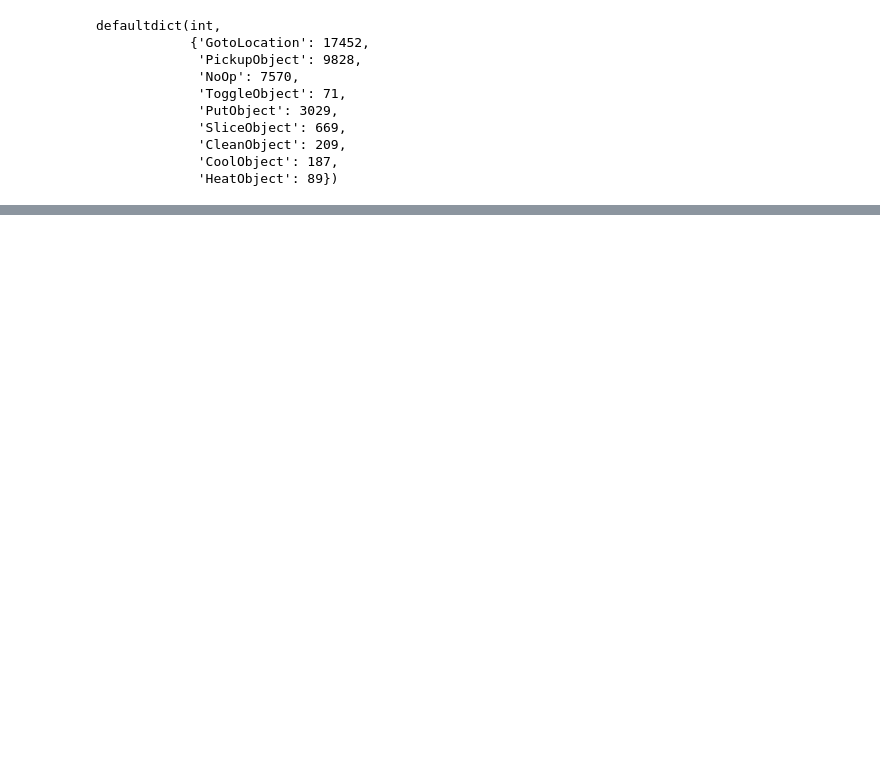
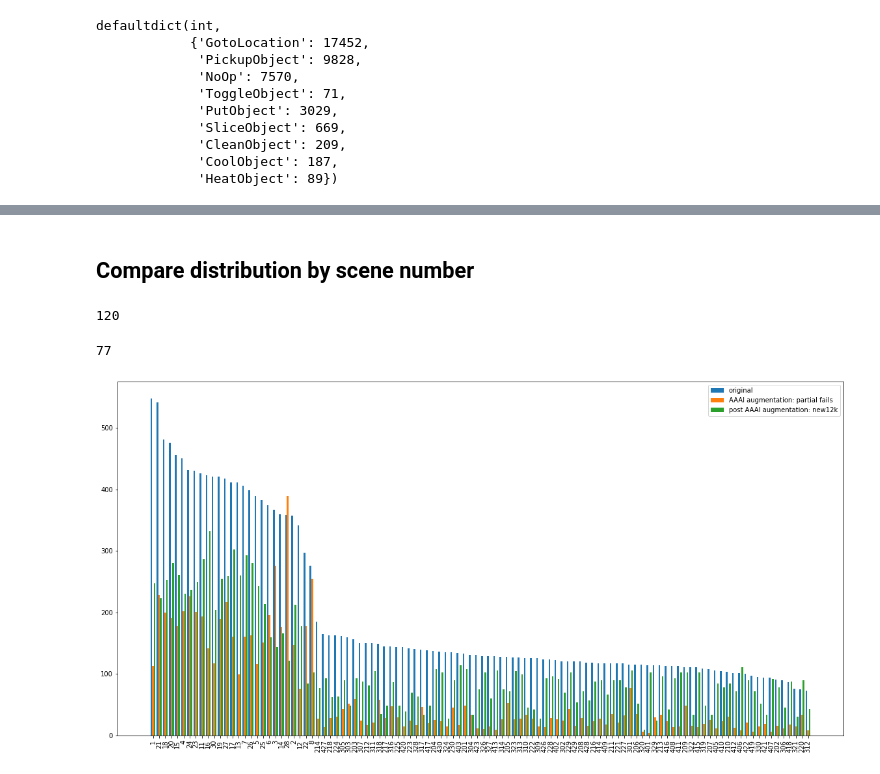
Before and after one commit to Chucooleg/alfred, a Jupyter notebook: Subgoal_Counts_for_Agent_Training.ipynb, the cells around one changed output, grey strips where cells are left out. Drawn from its saved outputs; the diff is of its cells as text; code cells hidden in the pictures; blank space fills up the shorter version.

Commit message:
found errors for first round post AAAI

```diff
--- a/Subgoal_Counts_for_Agent_Training.ipynb
+++ b/Subgoal_Counts_for_Agent_Training.ipynb
@@ -88,3 +118,8 @@ train_split_aug[:10]
   'repeat_idx': 0,
   'full_traj_success': True,
   'collected_subgoals': 5}]
+# %%
+scenes_partial = []
+for task in train_split_aug:
+    scenes_partial.append(task['task'].split('/')[0].split('-')[-1])
+Counter(scenes_partial).most_common()
@@ -121,0 +177,9 @@ defaultdict(int,
+# %%
+splits_p = '/root/data_alfred/splits/unlabeled_12k_20201206.json'
+
+with open(splits_p, 'r') as f:
+    splits_aug = json.load(f)
+
+train_split_aug = splits_aug['augmentation']
+print(len(train_split_aug))
+train_split_aug[:10]
@@ -121,0 +205,5 @@ defaultdict(int,
+# %%
+scenes_new12k = []
+for task in train_split_aug:
+    scenes_new12k.append(task['task'].split('/')[0].split('-')[-1])
+Counter(scenes_new12k).most_common()
@@ -121,0 +261,2 @@ defaultdict(int,
+# %% [markdown]
+## Compare distribution by scene number
@@ -121,0 +267,34 @@ defaultdict(int,
+# %%
+scenes = set(scenes_new12k) | set(scenes_partial) |  set(scenes_original)
+len(scenes)
+# %% [output]
+120
+# %%
+scene_ordered_by_original_counts = list(Counter(scenes_original).most_common())
+scene_ordered_by_original_counts = [x for x,y in scene_ordered_by_original_counts]
+# %%
+Counter(scenes_partial)['301']
+# %% [output]
+77
+# %%
+scenes = scene_ordered_by_original_counts
+ct_original = [Counter(scenes_original)[s] for s in scenes]
+ct_partial = [Counter(scenes_partial)[s] for s in scenes]
+ct_new12k = [Counter(scenes_new12k)[s] for s in scenes]
+
+def subcategorybar(scenes, vals, legends, width=0.8):
+    n = len(vals)
+    _scenes = np.arange(len(scenes))
+    plt.figure(figsize=(20,10))
+    for i in range(n):
+        plt.bar(_scenes - width/2. + i/float(n)*width, vals[i],
+                width=width/float(n), align="edge", label=legends[i])
+    plt.xticks(rotation=90)
+    plt.xticks(_scenes, scenes)
+    plt.legend()
+
+subcategorybar(scenes, [ct_original,ct_partial,ct_new12k], ['original', 'AAAI augmentation: partial fails', 'post AAAI augmentation: new12k'])
+
+plt.show()
+# %% [output]
+[figure, added]
```
Also changed, not shown: parts of 12 cells of this notebook, 3 other files.
